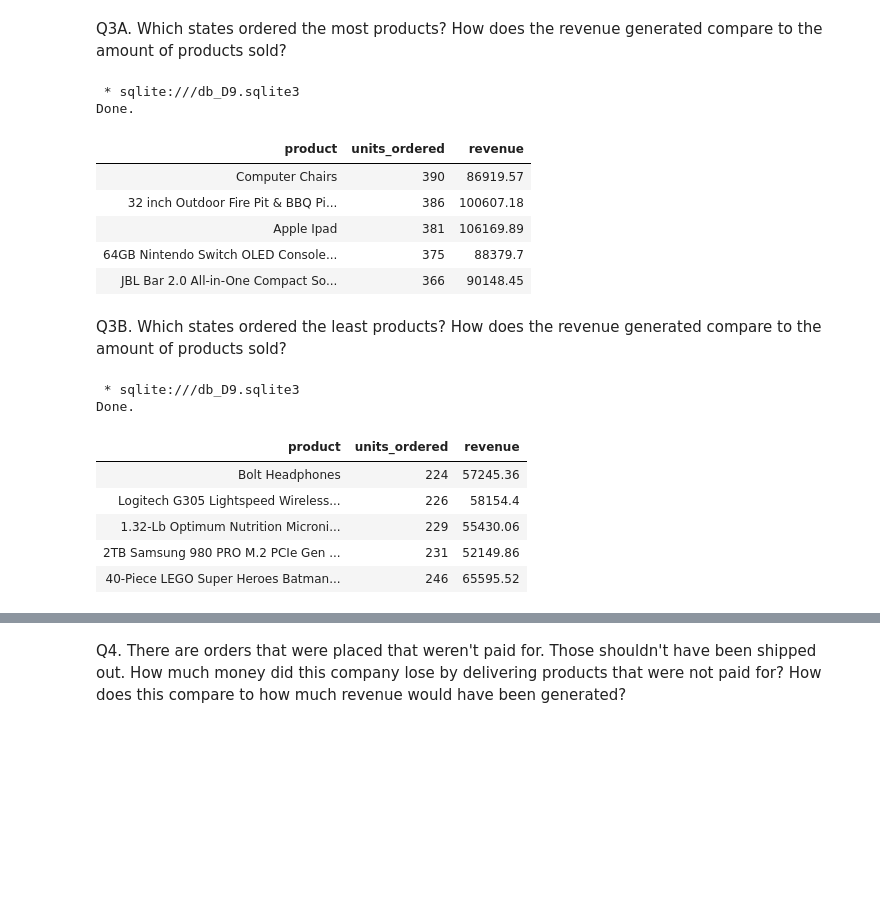
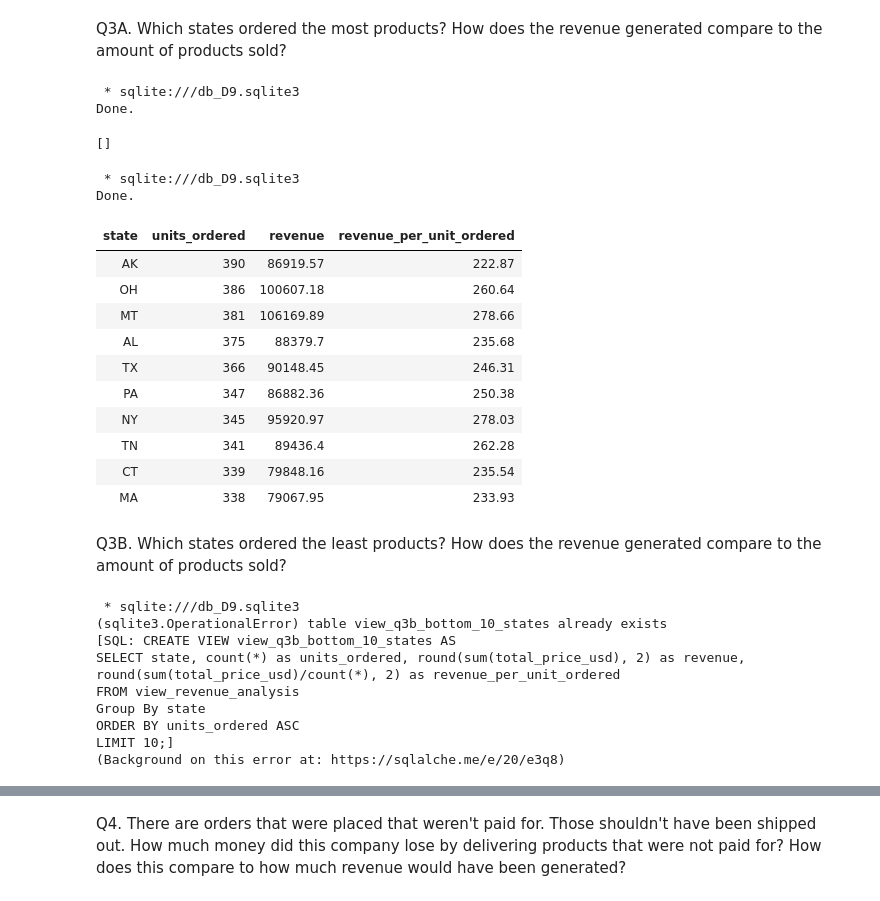
Before and after one commit to Jmo-101/Eks_commerce_app, a Jupyter notebook: data_engineer/D9_queries.ipynb, the cells around one changed output, grey strips where cells are left out. Cells and saved outputs as stored; diff of their text form; code cells hidden in the pictures; blank space fills up the shorter version.

```diff
--- a/data_engineer/D9_queries.ipynb
+++ b/data_engineer/D9_queries.ipynb
@@ -786,36 +784,53 @@ Q3A.  Which states ordered the most products? How does the revenue generated com
 # %%
 %%sql
 
-SELECT product, count(*) as units_ordered, round(sum(total_price_usd), 2) as revenue
+CREATE VIEW view_q3a_top_10_state AS
+SELECT state, count(*) as units_ordered, round(sum(total_price_usd), 2) as revenue, round(sum(total_price_usd)/count(*), 2) as revenue_per_unit_ordered
 FROM view_revenue_analysis
 Group By state
 ORDER BY units_ordered DESC
-LIMIT 5;
+LIMIT 10;
 # %% [output]
  * sqlite:///db_D9.sqlite3
 Done.
-| product | units_ordered | revenue |
-| Computer Chairs | 390 | 86919.57 |
-| 32 inch Outdoor Fire Pit & BBQ Pi... | 386 | 100607.18 |
-| Apple Ipad | 381 | 106169.89 |
-| 64GB Nintendo Switch OLED Console... | 375 | 88379.7 |
-| JBL Bar 2.0 All-in-One Compact So... | 366 | 90148.45 |
+[]
+# %%
+%%sql
+
+SELECT *
+FROM view_q3a_top_10_state;
+# %% [output]
+ * sqlite:///db_D9.sqlite3
+Done.
+| state | units_ordered | revenue | revenue_per_unit_ordered |
+| AK | 390 | 86919.57 | 222.87 |
+| OH | 386 | 100607.18 | 260.64 |
+| MT | 381 | 106169.89 | 278.66 |
+| AL | 375 | 88379.7 | 235.68 |
+| TX | 366 | 90148.45 | 246.31 |
+| PA | 347 | 86882.36 | 250.38 |
+| NY | 345 | 95920.97 | 278.03 |
+| TN | 341 | 89436.4 | 262.28 |
+| CT | 339 | 79848.16 | 235.54 |
+| MA | 338 | 79067.95 | 233.93 |
 # %% [markdown]
 Q3B.  Which states ordered the least products? How does the revenue generated compare to the amount of products sold?
 # %%
 %%sql
 
-SELECT product, count(*) as units_ordered, round(sum(total_price_usd), 2) as revenue
+CREATE VIEW view_q3b_bottom_10_states AS
+SELECT state, count(*) as units_ordered, round(sum(total_price_usd), 2) as revenue, round(sum(total_price_usd)/count(*), 2) as revenue_per_unit_ordered
 FROM view_revenue_analysis
 Group By state
 ORDER BY units_ordered ASC
-LIMIT 5;
+LIMIT 10;
 # %% [output]
  * sqlite:///db_D9.sqlite3
-Done.
+(sqlite3.OperationalError) table view_q3b_bottom_10_states already exists
+[SQL: CREATE VIEW view_q3b_bottom_10_states AS
+SELECT state, count(*) as units_ordered, round(sum(total_price_usd), 2) as revenue, round(sum(total_price_usd)/count(*), 2) as revenue_per_unit_ordered
+FROM view_revenue_analysis
+Group By state
+ORDER BY units_ordered ASC
+LIMIT 10;]
+(Background on this error at: https://sqlalche.me/e/20/e3q8)
-| product | units_ordered | revenue |
-| Bolt Headphones | 224 | 57245.36 |
-| Logitech G305 Lightspeed Wireless... | 226 | 58154.4 |
-| 1.32-Lb Optimum Nutrition Microni... | 229 | 55430.06 |
-| 2TB Samsung 980 PRO M.2 PCIe Gen ... | 231 | 52149.86 |
-| 40-Piece LEGO Super Heroes Batman... | 246 | 65595.52 |
```
Also changed, not shown: parts of 12 cells of this notebook, 7 other files.
